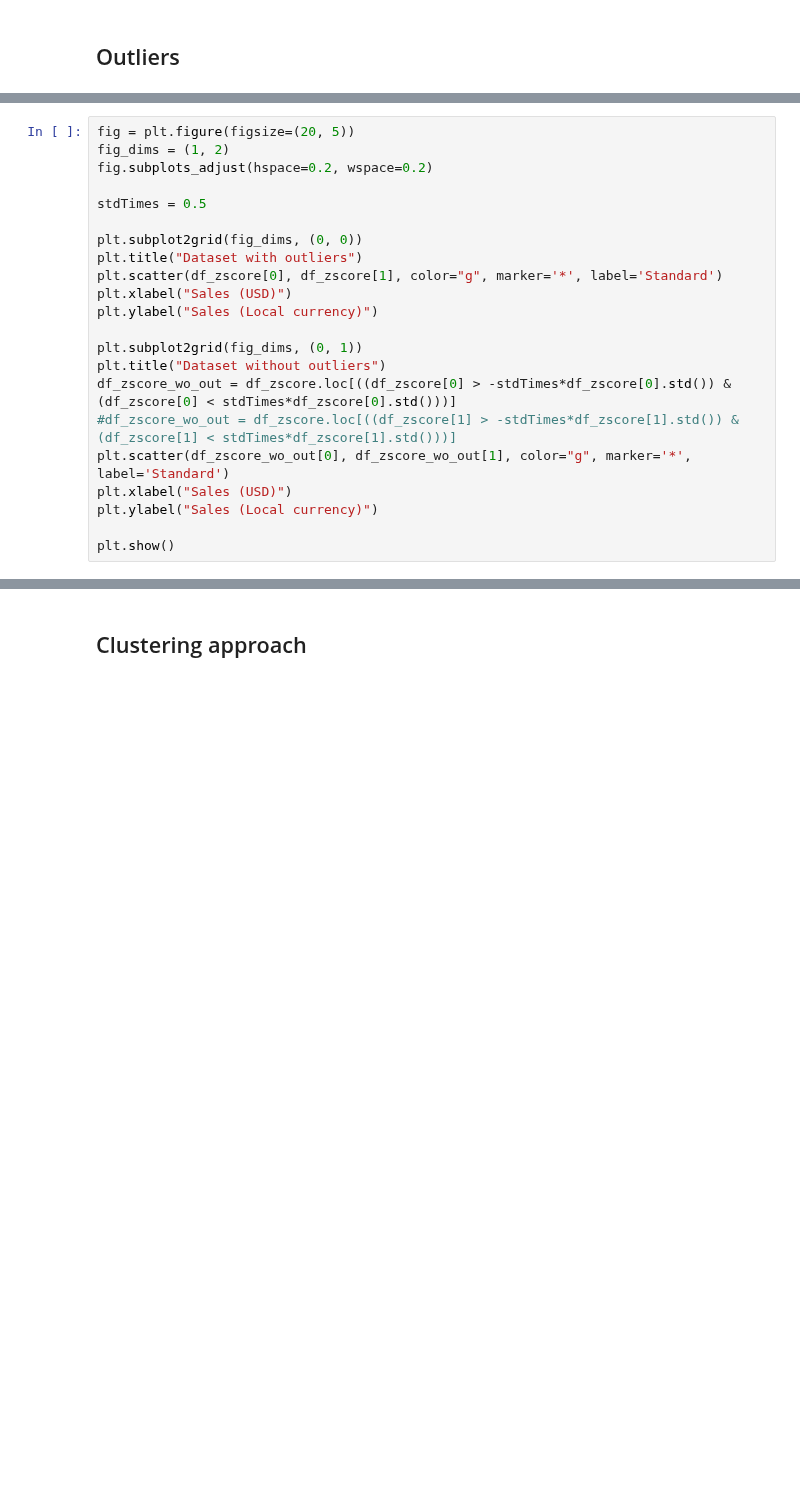
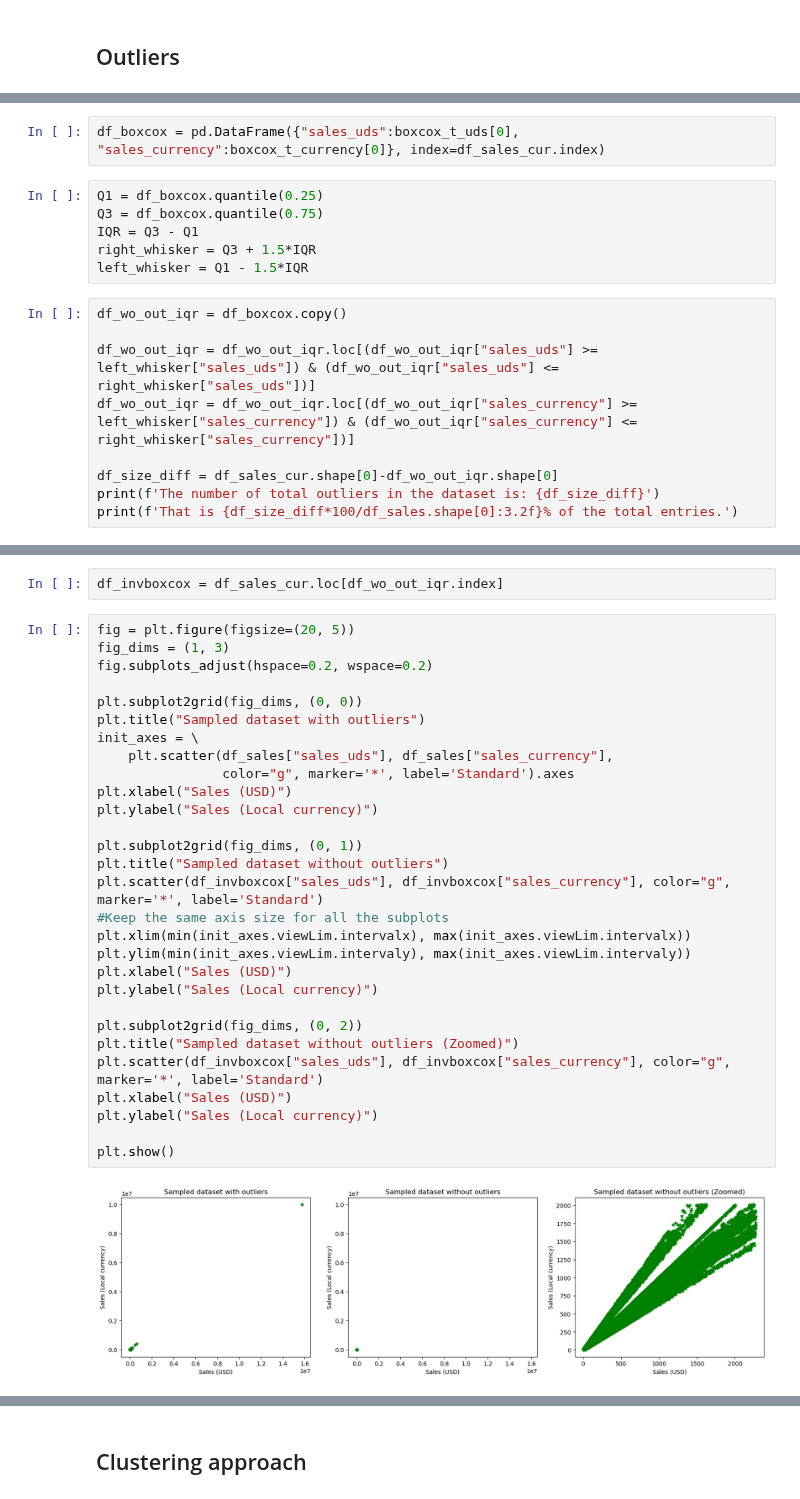
Before and after one commit to adettori/Data-Mining-DM-2020-project, a Jupyter notebook: dm2020-2-task1.ipynb, the cells around one changed output, grey strips where cells are left out. Drawn from its saved outputs; the diff is of its cells as text; blank space fills up the shorter version.

```diff
--- a/dm2020-2-task1.ipynb
+++ b/dm2020-2-task1.ipynb
@@ -861,0 +868,17 @@ This analysis is not ideal since it doesn't take account of the currency exchang
+# %%
+df_boxcox = pd.DataFrame({"sales_uds":boxcox_t_uds[0], "sales_currency":boxcox_t_currency[0]}, index=df_sales_cur.index)
+# %%
+Q1 = df_boxcox.quantile(0.25)
+Q3 = df_boxcox.quantile(0.75)
+IQR = Q3 - Q1
+right_whisker = Q3 + 1.5*IQR
+left_whisker = Q1 - 1.5*IQR
+# %%
+df_wo_out_iqr = df_boxcox.copy()
+
+df_wo_out_iqr = df_wo_out_iqr.loc[(df_wo_out_iqr["sales_uds"] >= left_whisker["sales_uds"]) & (df_wo_out_iqr["sales_uds"] <= right_whisker["sales_uds"])]
+df_wo_out_iqr = df_wo_out_iqr.loc[(df_wo_out_iqr["sales_currency"] >= left_whisker["sales_currency"]) & (df_wo_out_iqr["sales_currency"] <= right_whisker["sales_currency"])]
+
+df_size_diff = df_sales_cur.shape[0]-df_wo_out_iqr.shape[0]
+print(f'The number of total outliers in the dataset is: {df_size_diff}')
+print(f'That is {df_size_diff*100/df_sales.shape[0]:3.2f}% of the total entries.')
@@ -862,22 +890,33 @@ This analysis is not ideal since it doesn't take account of the currency exchang
+# %%
+df_invboxcox = df_sales_cur.loc[df_wo_out_iqr.index]
 # %%
 fig = plt.figure(figsize=(20, 5))
-fig_dims = (1, 2)
+fig_dims = (1, 3)
 fig.subplots_adjust(hspace=0.2, wspace=0.2)
 
-stdTimes = 0.5
-
 plt.subplot2grid(fig_dims, (0, 0))
-plt.title("Dataset with outliers")
-plt.scatter(df_zscore[0], df_zscore[1], color="g", marker='*', label='Standard')
+plt.title("Sampled dataset with outliers")
+init_axes = \
+    plt.scatter(df_sales["sales_uds"], df_sales["sales_currency"],
+                color="g", marker='*', label='Standard').axes
 plt.xlabel("Sales (USD)")
 plt.ylabel("Sales (Local currency)")
 
 plt.subplot2grid(fig_dims, (0, 1))
-plt.title("Dataset without outliers")
-df_zscore_wo_out = df_zscore.loc[((df_zscore[0] > -stdTimes*df_zscore[0].std()) & (df_zscore[0] < stdTimes*df_zscore[0].std()))]
-#df_zscore_wo_out = df_zscore.loc[((df_zscore[1] > -stdTimes*df_zscore[1].std()) & (df_zscore[1] < stdTimes*df_zscore[1].std()))]
-plt.scatter(df_zscore_wo_out[0], df_zscore_wo_out[1], color="g", marker='*', label='Standard')
+plt.title("Sampled dataset without outliers")
+plt.scatter(df_invboxcox["sales_uds"], df_invboxcox["sales_currency"], color="g", marker='*', label='Standard')
+#Keep the same axis size for all the subplots
+plt.xlim(min(init_axes.viewLim.intervalx), max(init_axes.viewLim.intervalx))
+plt.ylim(min(init_axes.viewLim.intervaly), max(init_axes.viewLim.intervaly))
+plt.xlabel("Sales (USD)")
+plt.ylabel("Sales (Local currency)")
+
+plt.subplot2grid(fig_dims, (0, 2))
+plt.title("Sampled dataset without outliers (Zoomed)")
+plt.scatter(df_invboxcox["sales_uds"], df_invboxcox["sales_currency"], color="g", marker='*', label='Standard')
 plt.xlabel("Sales (USD)")
 plt.ylabel("Sales (Local currency)")
 
 plt.show()
+# %% [output]
+[figure, added]
```
Also changed, not shown: parts of 44 cells of this notebook.
